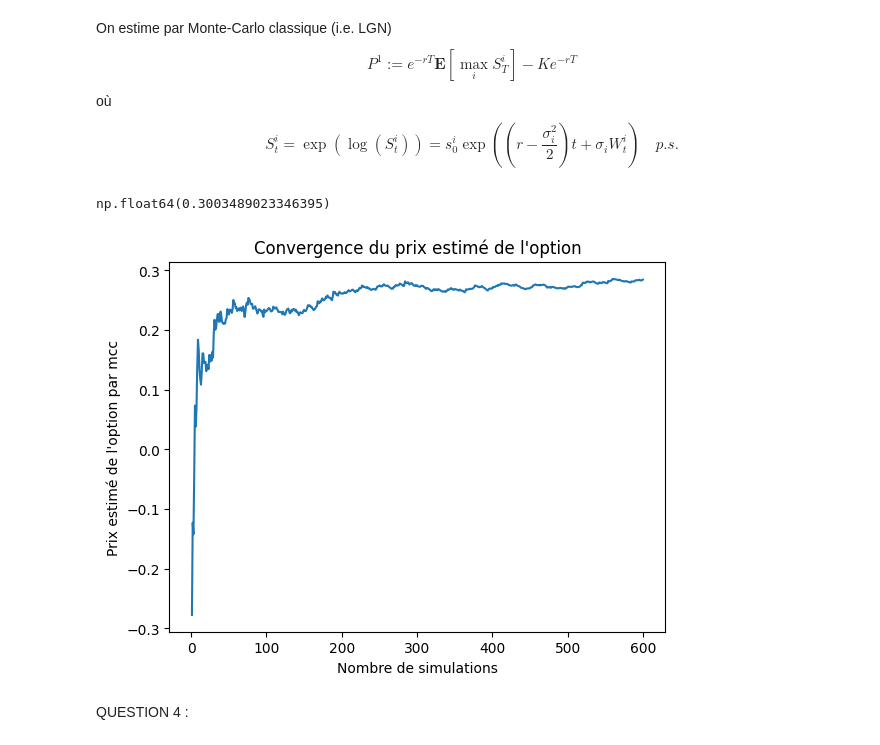
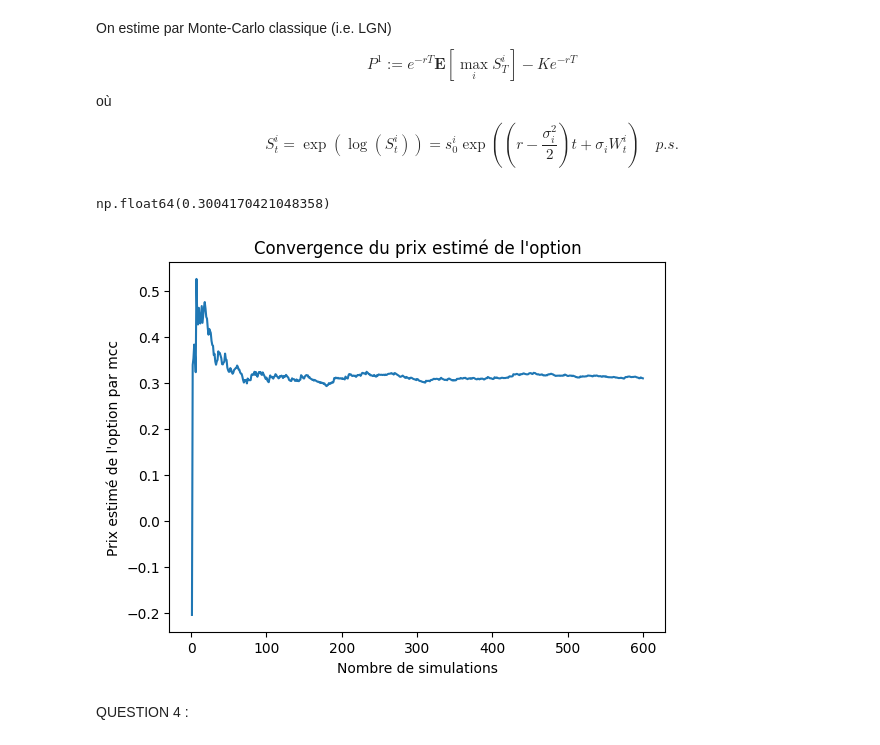
Before and after one commit to quentin-beaurez/Best-of-Options, a Jupyter notebook: Hugo_BestOf.ipynb, the cells around one changed output. Cells and saved outputs as stored; diff of their text form; code cells hidden in the pictures.

```diff
--- a/Hugo_BestOf.ipynb
+++ b/Hugo_BestOf.ipynb
@@ -76,11 +76,11 @@ QUESTION 3 - SUITE
 On estime par Monte-Carlo classique (i.e. LGN) $$ P^1 := e^{-rT} \mathbf{E} \left[ \max_i S_T^i \right] - K e^{-rT} $$
 où $$  S^i_t = \exp\left(\log( S^i_t)\right) = s^i_0\exp\left(\left(r - \dfrac{\sigma_i^2}{2}\right)t + \sigma_i W^i_t\right) \quad p.s. $$
 # %%
-# mcc pour monte carlo classique
+# mcc signifie monte carlo classique
 def mcc_P1(n, t=T, rho=rho, sigma=sigma, S0=S0, r=r, K=K):
 
-    S0_vec = np.array(S0)
-    sigma_vec = np.array(sigma)
+    S0_vec = np.array(S0).reshape(-1, 1) # vecteur colonne de taille 3*1
+    sigma_vec = np.array(sigma).reshape(-1, 1) # vecteur colonne de taille 3*1
 
     Wt = simulate_WT(n, t, rho) # taille 3*n
 
@@ -98,34 +98,34 @@ def mcc_P1(n, t=T, rho=rho, sigma=sigma, S0=S0, r=r, K=K):
 
 mcc_P1(10000000)
 # %% [output]
-np.float64(0.3003489023346395)
+np.float64(0.3004170421048358)
 # %%
 def visualise_mcc_P1 (Nmax, t=T, rho=rho, sigma=sigma, S0=S0, r=r, K=K) :
 
-    S0_vec = np.array(S0)
-    sigma_vec = np.array(sigma)
+    S0_vec = np.array(S0).reshape(-1, 1) # vecteur colonne de taille 3*1
+    sigma_vec = np.array(sigma).reshape(-1, 1) # vecteur colonne de taille 3*1
 
     Wt = simulate_WT(Nmax, t, rho)
 
     St = S0_vec * np.exp((r - 0.5 * sigma_vec**2) * t + sigma_vec * Wt)
 
     # On prend le max pour chaque colonne (axis=0)
     max_St = np.max(St, axis=0)
 
     moyennes = np.cumsum(max_St) / np.arange(1, Nmax +1)
 
     prix_estimes = np.exp(-r * t) * (moyennes - K)
 
     plt.plot(np.arange(1, Nmax +1), prix_estimes)
     plt.xlabel('Nombre de simulations')
     plt.ylabel('Prix estimé de l\'option par mcc')
     plt.title('Convergence du prix estimé de l\'option')
 
 
 visualise_mcc_P1(600)
 # =0.3
 # %% [output]
-[figure, old version]
+[figure, new version]
 # %% [markdown]
 QUESTION 4 :
 # %%
```
Also changed, not shown: parts of 6 cells of this notebook.
